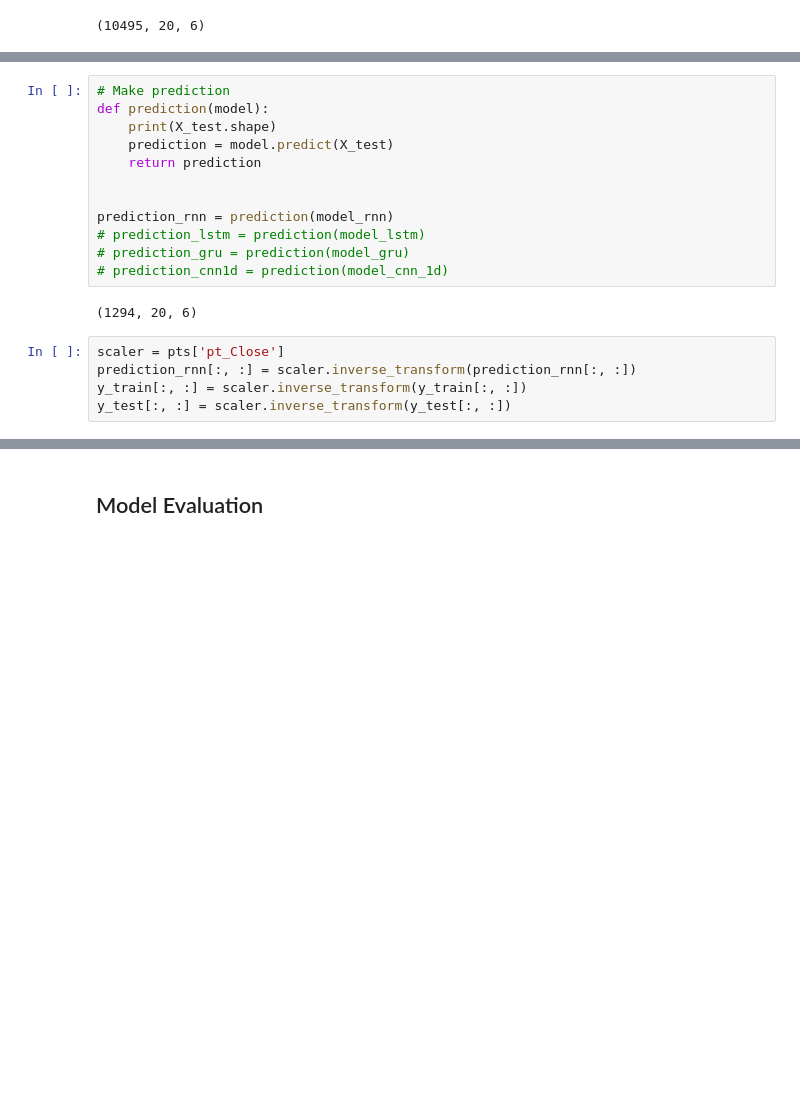
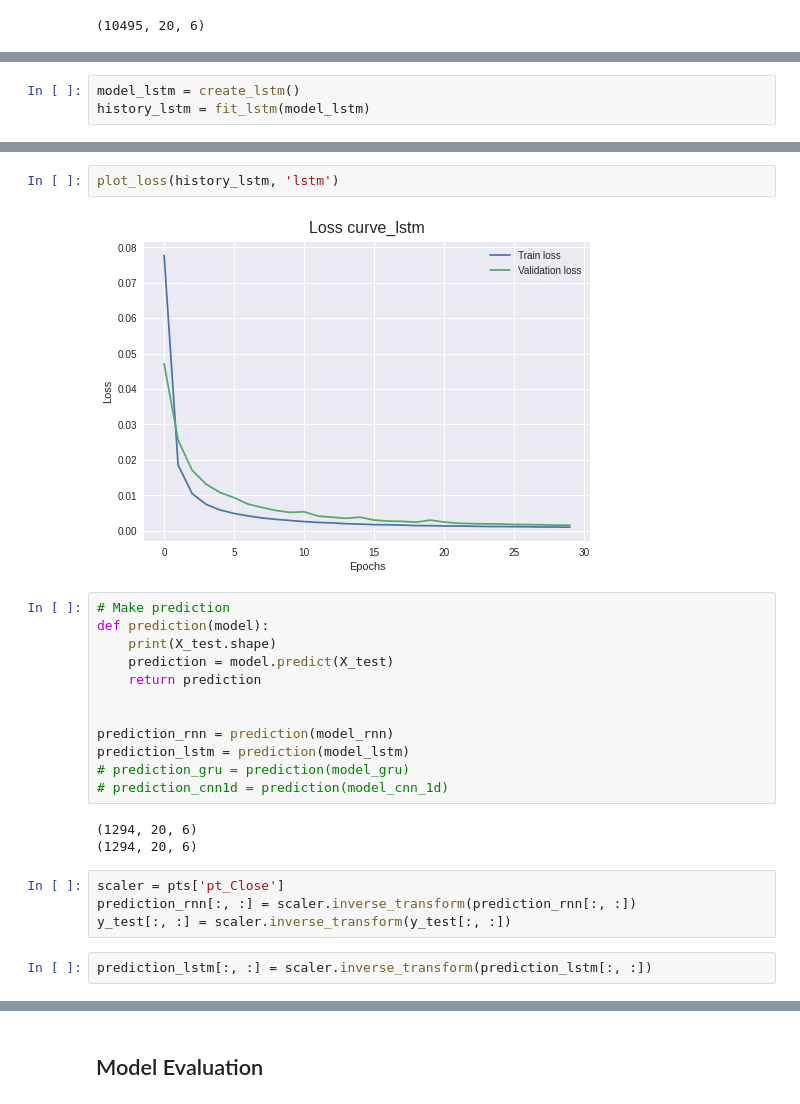
Before and after one commit to francescoliso/Time-Series-Analysis, a Jupyter notebook: 6_Multivariate_Single_Step_Forecasting.ipynb, the cells around one changed output, grey strips where cells are left out. Saved outputs shown, nothing was run; the diff lists cells and outputs as text; blank space fills up the shorter version.

```diff
--- a/6_Multivariate_Single_Step_Forecasting.ipynb
+++ b/6_Multivariate_Single_Step_Forecasting.ipynb
@@ -388,0 +390,3 @@ Epoch 33/33
+# %%
+model_lstm = create_lstm()
+history_lstm = fit_lstm(model_lstm)
@@ -416,6 +439,10 @@ plot_loss(history_rnn, 'rnn')
 # plot_loss(history_cnn_1d, 'cnn1d')
 # %% [output]
 [figure]
+# %%
+plot_loss(history_lstm, 'lstm')
+# %% [output]
+[figure, added]
 # %%
 # Make prediction
 def prediction(model):
@@ -425,16 +452,18 @@ def prediction(model):
 
 
 prediction_rnn = prediction(model_rnn)
-# prediction_lstm = prediction(model_lstm)
+prediction_lstm = prediction(model_lstm)
 # prediction_gru = prediction(model_gru)
 # prediction_cnn1d = prediction(model_cnn_1d)
 # %% [output]
 (1294, 20, 6)
+(1294, 20, 6)
 # %%
 scaler = pts['pt_Close']
 prediction_rnn[:, :] = scaler.inverse_transform(prediction_rnn[:, :])
-y_train[:, :] = scaler.inverse_transform(y_train[:, :])
 y_test[:, :] = scaler.inverse_transform(y_test[:, :])
+# %%
+prediction_lstm[:, :] = scaler.inverse_transform(prediction_lstm[:, :])
 # %%
 def plot_future(prediction, model_name, y_test):
     plt.figure(figsize=(10, 6))
```
Also changed, not shown: parts of 10 cells of this notebook.
